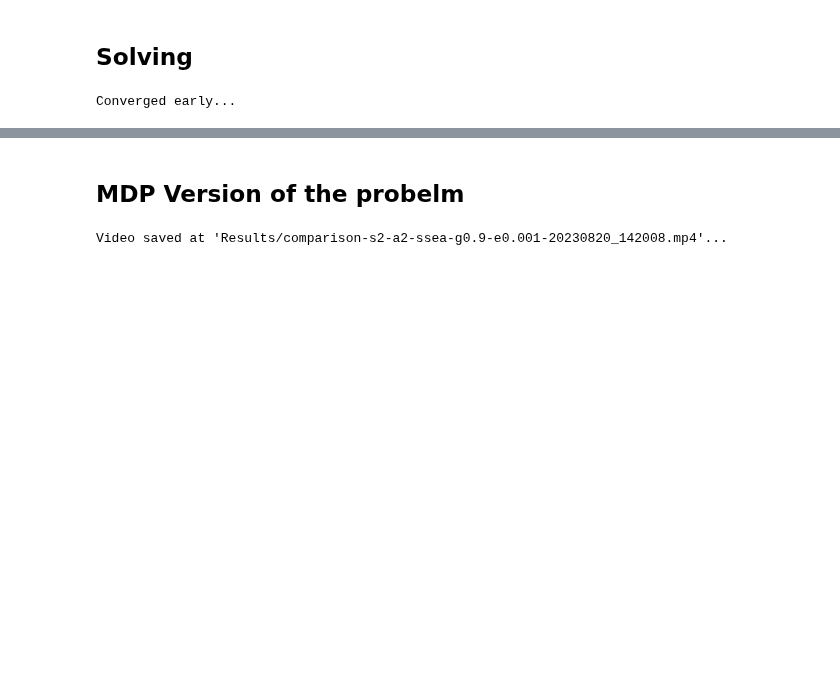
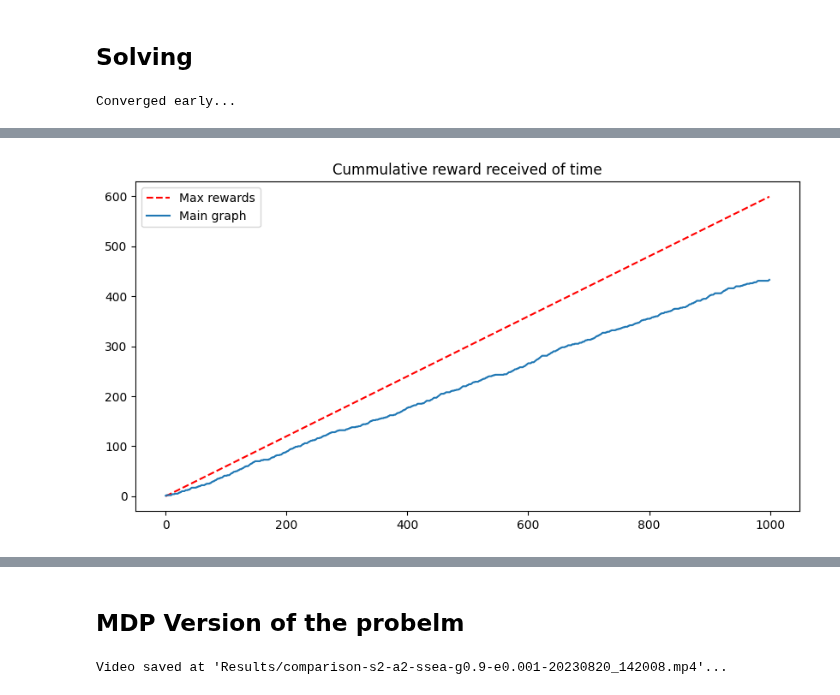
Before and after one commit to PimLb/POMDP_PBVI_Exploration, a Jupyter notebook: Experiments/2S_2A_Symmetrical.ipynb, the cells around one changed output, grey strips where cells are left out. Cells and saved outputs as stored; diff of their text form; code cells hidden in the pictures; blank space fills up the shorter version.

```diff
--- a/Experiments/2S_2A_Symmetrical.ipynb
+++ b/Experiments/2S_2A_Symmetrical.ipynb
@@ -119,0 +126,7 @@ Video saved at 'Results/s2-a2-ssea-g0.9-e0.001-20230820_142008.mp4'...
+# %%
+sim = Simulation(model)
+rewards = agent.simulate(sim, 1000)
+# %%
+rewards.plot_total(max_reward=max(REWARD_PROBS))
+# %% [output]
+[figure, added]
```
Also changed, not shown: parts of 10 cells of this notebook, 3 other files.
